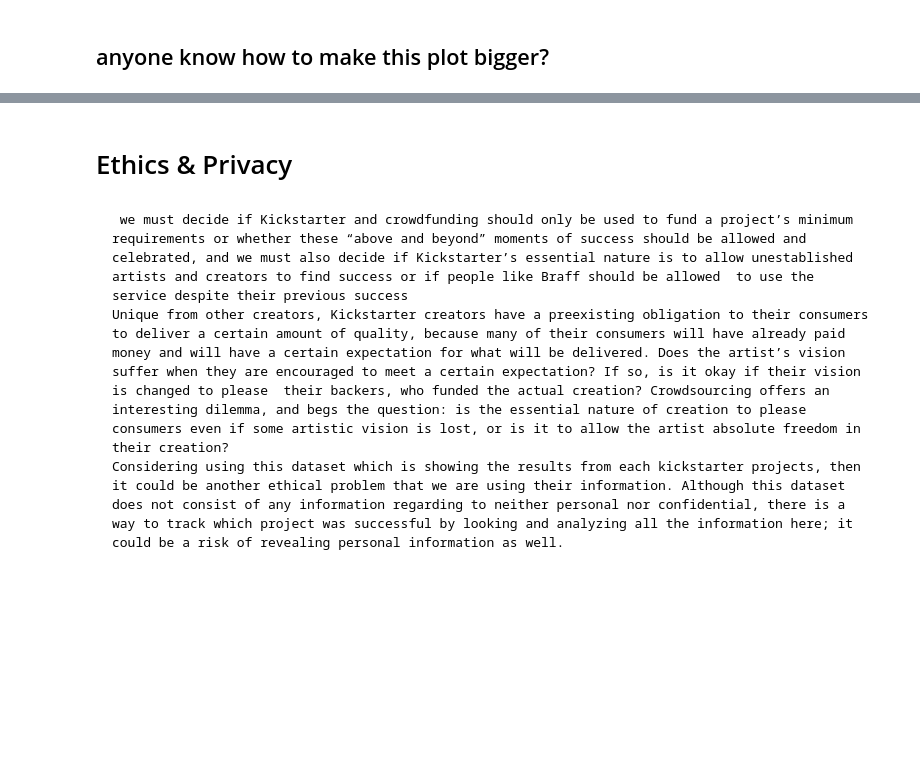
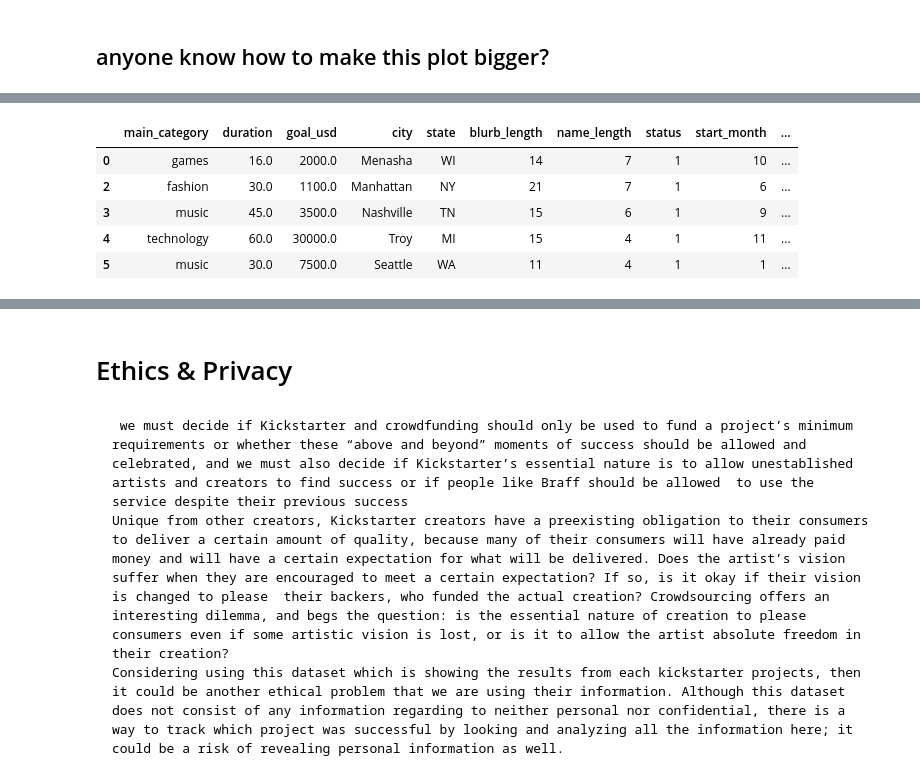
Before and after one commit to krandapus/Projects, a Jupyter notebook: FinalProject.ipynb, the cells around one changed output, grey strips where cells are left out. Saved outputs shown, nothing was run; the diff lists cells and outputs as text; code cells hidden in the pictures; blank space fills up the shorter version.

```diff
--- a/FinalProject.ipynb
+++ b/FinalProject.ipynb
@@ -214,0 +237,14 @@ res = mod.fit()
+# %%
+for rowIdx, row in df_kickstarters.iterrows():
+    df_kickstarters.at[rowIdx, 'status'] = convert_status(df_kickstarters.at[rowIdx, 'status'])
+
+
+df = df_kickstarters
+df_kickstarters.head()
+# %% [output]
+|  | main_category | duration | goal_usd | city | state | blurb_length | name_length | status | start_month | ... |
+| 0 | games | 16.0 | 2000.0 | Menasha | WI | 14 | 7 | 1 | 10 | ... |
+| 2 | fashion | 30.0 | 1100.0 | Manhattan | NY | 21 | 7 | 1 | 6 | ... |
+| 3 | music | 45.0 | 3500.0 | Nashville | TN | 15 | 6 | 1 | 9 | ... |
+| 4 | technology | 60.0 | 30000.0 | Troy | MI | 15 | 4 | 1 | 11 | ... |
+| 5 | music | 30.0 | 7500.0 | Seattle | WA | 11 | 4 | 1 | 1 | ... |
```
Also changed, not shown: parts of 20 cells of this notebook.
